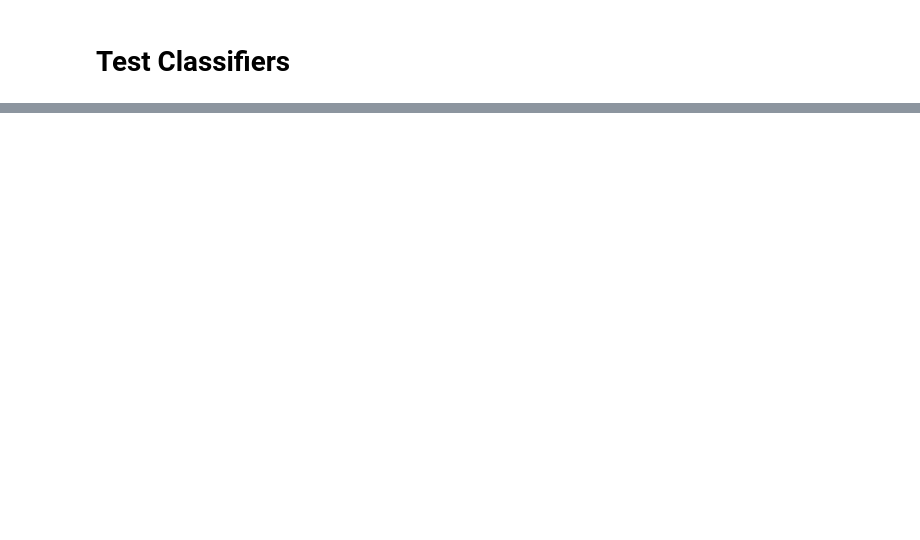
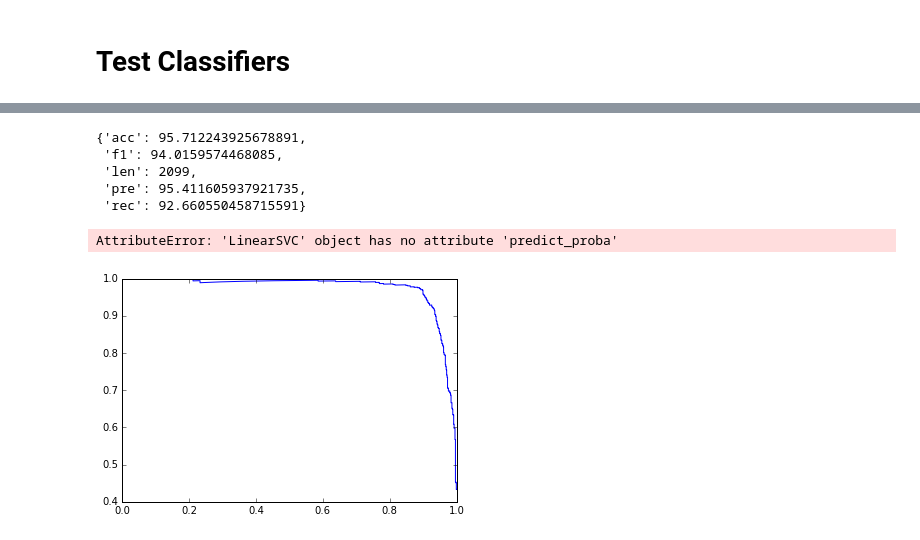
Before and after one commit to renaud/nlp-nonsense, a Jupyter notebook: Classifier Experiments (Dec 6).ipynb, the cells around one changed output, grey strips where cells are left out. Drawn from its saved outputs; the diff is of its cells as text; code cells hidden in the pictures; blank space fills up the shorter version.

```diff
--- a/Classifier Experiments (Dec 6).ipynb
+++ b/Classifier Experiments (Dec 6).ipynb
@@ -196,10 +218,20 @@ reload(classifier)
 # Random Forest Experiment
 from sklearn.ensemble import RandomForestClassifier
 clf = RandomForestClassifier(n_estimators=10, max_depth=10)
-param_grid = [{'n_estimators': [10,50,100,200],
+param_grid = [{'n_estimators': [10,50,100,200,400],
                'max_depth': [5,10,20,40]}]
 
-exp = classifier.ClassifierExperiment(clf, X, y)
+exp = classifier.ClassifierExperiment(clf, dataset.train.X,
+                                      dataset.train.y)
 exp.grid_search(param_grid, scoring='f1')
 res, stats = exp.eval_cv(eval_train=True)
+test_res = exp.eval(dataset.test.X, dataset.test.y)
+
+for s in stats:
+    print "== %s ==" % s
+    display(stats[s])
+print "== test =="
+display(test_res)
+
+clf_rf = exp.clfopt.best_estimator_
 # %% [output]
@@ -219,0 +265,36 @@ Best score: 94.19%
+# %%
+y = dataset.test.y
+ypred = clf_rf.predict(dataset.test.X)
+classifier.standard_scorefunc(y, ypred)
+# %% [output]
+{'acc': 95.712243925678891,
+ 'f1': 94.0159574468085,
+ 'len': 2099,
+ 'pre': 95.411605937921735,
+ 'rec': 92.660550458715591}
+# %%
+from sklearn import metrics
+yproba = clf_logistic.predict_proba(dataset.test.X)
+P, R, T = metrics.precision_recall_curve(y, yproba[:,1])
+plot(R,P, label="Logistic")
+
+yproba = clf_lsvm.predict_proba(dataset.test.X)
+P, R, T = metrics.precision_recall_curve(y, yproba[:,1])
+plot(R,P, label="Linear SVM")
+
+yproba = clf_rsvm.predict_proba(dataset.test.X)
+P, R, T = metrics.precision_recall_curve(y, yproba[:,1])
+plot(R,P, label="RBF SVM")
+
+yproba = clf_rf.predict_proba(dataset.test.X)
+P, R, T = metrics.precision_recall_curve(y, yproba[:,1])
+plot(R,P, label="Random Forest")
+
+
+xlim(0,1)
+ylim(0,1)
+ylabel("Precision")
+xlabel("Recall")
+# %% [output]
+AttributeError: 'LinearSVC' object has no attribute 'predict_proba'
+[figure, added]
```
Also changed, not shown: parts of 13 cells of this notebook, 6 other files.
